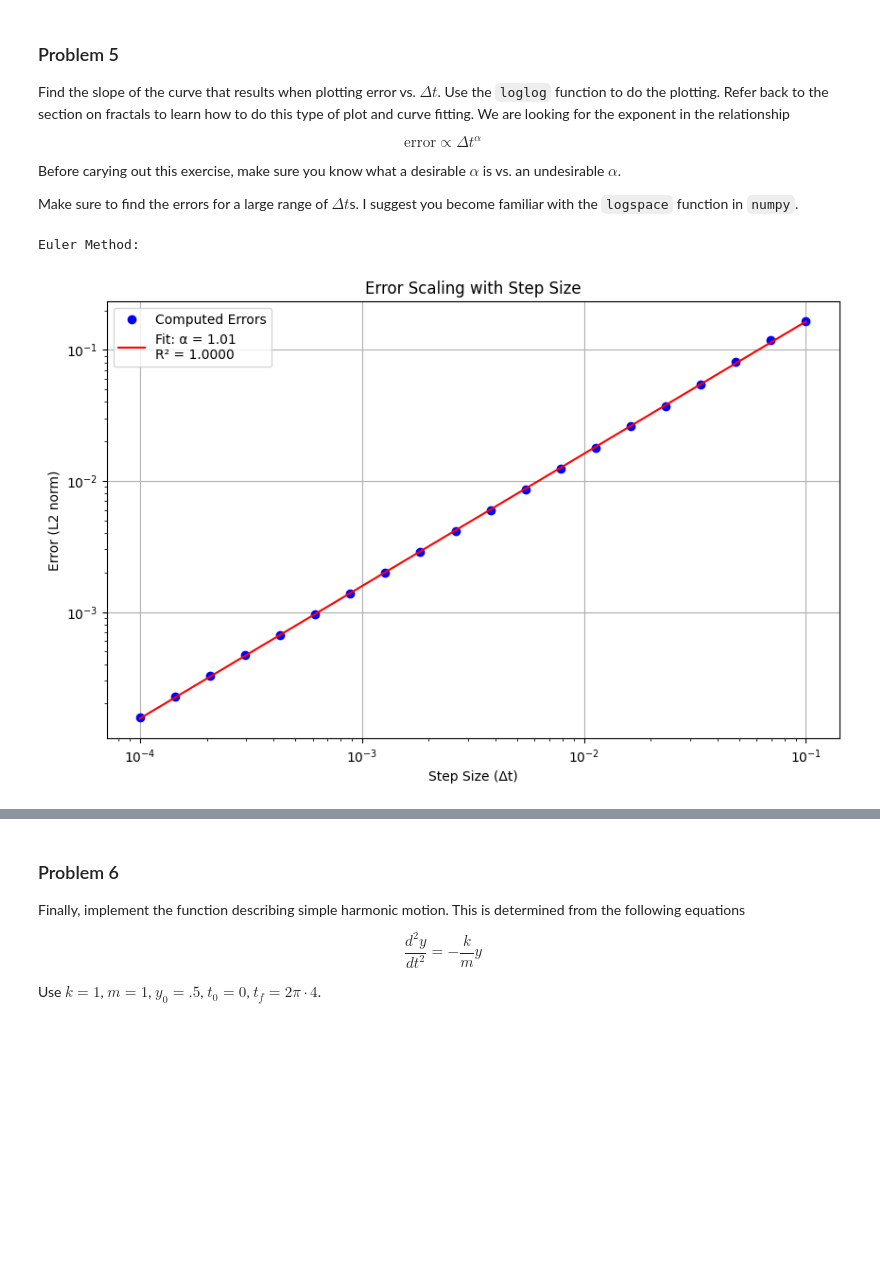
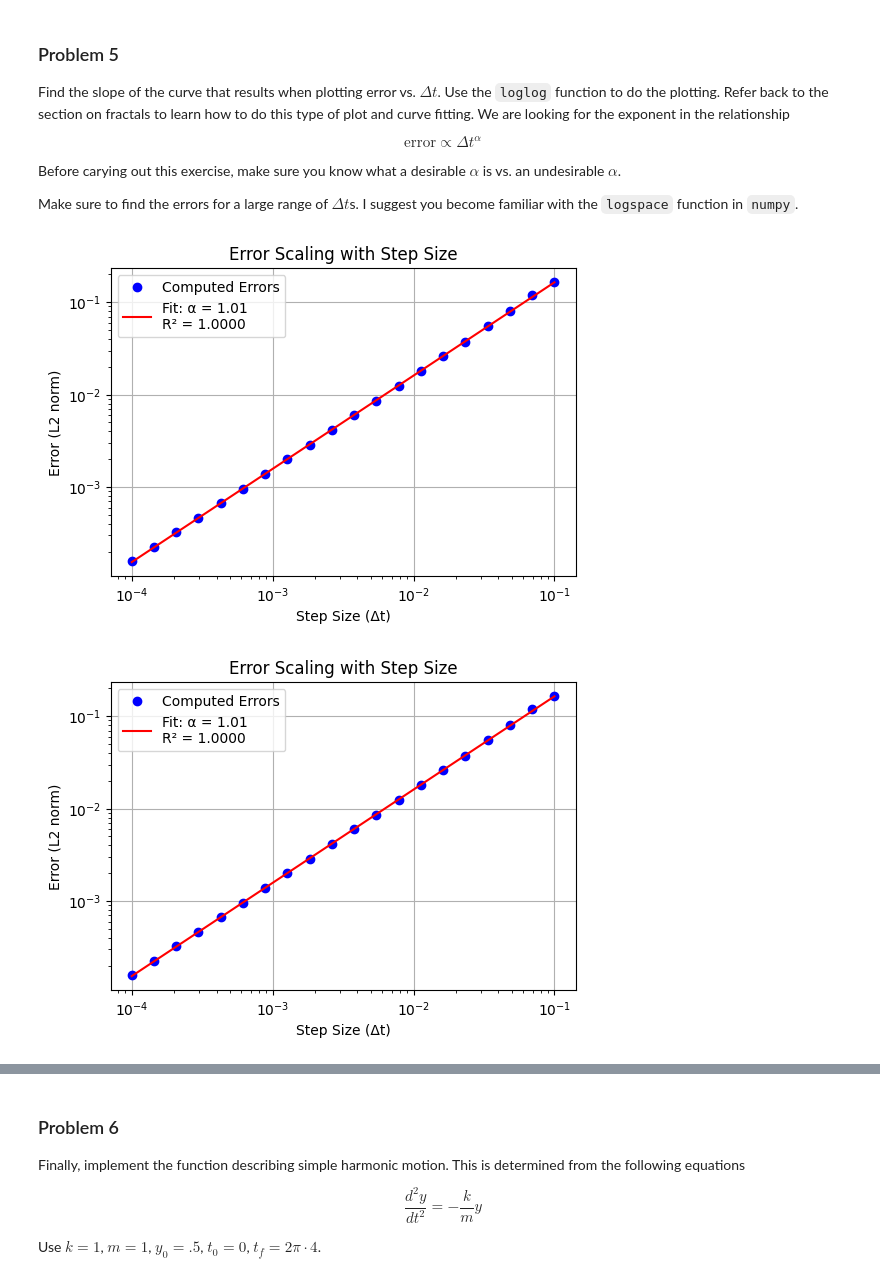
Before and after one commit to lorn-jaeger/CSCI-477, a Jupyter notebook: Problems/Falling Body and ODE Method - Student Starting Point 2025.ipynb, the cells around one changed output, grey strips where cells are left out. Cells and saved outputs as stored; diff of their text form; code cells hidden in the pictures; blank space fills up the shorter version.

Commit message:
finished problems 4-6

```diff
--- a/Problems/Falling Body and ODE Method - Student Starting Point 2025.ipynb
+++ b/Problems/Falling Body and ODE Method - Student Starting Point 2025.ipynb
@@ -91,8 +91,10 @@ def EulerCromer(dt, f, t, y, args):
     return y + f(t + dt, y_end, *args) * dt
 
 def EulerRichardson(dt, f, t, y, args):
-    y_mid = y + f(t, y, *args) * (dt / 2)
-    return y + f(t + dt / 2, y_mid, *args) * dt
+    k1 = f(t, y, *args)  # Slope at start
+    y_mid = y + k1 * (dt/2)  # Midpoint state
+    k2 = f(t + dt/2, y_mid, *args)  # Slope at midpoint
+    return y + k2 * dt  # Full step using midpoint slope
 
 
 def solve_ode(f,tspan, y0, method = Euler, *args, **options):
@@ -287,18 +289,13 @@ def error_scale(steps,errors,plot=True):
     log_steps = np.log10(steps)
     log_errors = np.log10(errors)
 
-    # Perform linear regression
     slope, intercept, r_value, p_value, std_err = linregress(log_steps, log_errors)
 
     if plot:
-        plt.figure(figsize=(10, 6))
+        plt.figure(figsize=(6, 4))
         plt.loglog(steps, errors, 'bo', label='Computed Errors')
-
-        # Plot best fit line
         fit_line = 10**(slope * log_steps + intercept)
-        plt.loglog(steps, fit_line, 'r-',
-                  label=f'Fit: α = {slope:.2f}\nR² = {r_value**2:.4f}')
-
+        plt.loglog(steps, fit_line, 'r-', label=f'Fit: α = {slope:.2f}\nR² = {r_value**2:.4f}')
         plt.xlabel('Step Size (Δt)')
         plt.ylabel('Error (L2 norm)')
         plt.title('Error Scaling with Step Size')
@@ -306,7 +303,7 @@ def error_scale(steps,errors,plot=True):
         plt.legend()
         plt.show()
 
-    return slope, intercept, r_value
+    return slope
 
 
 def error(y,y_a):
@@ -317,68 +314,45 @@ def error(y,y_a):
     """
     return np.sqrt(np.mean((y - y_a) ** 2))
 
-
-# Set up problem parameters
-y0 = np.array([3.0, 0.0])
-g = 9.8
-t0 = 0.0
-tf = math.sqrt(6 / g)
-
-# Generate range of step sizes
 dts = np.logspace(-4, -1, 20)
 
-# Initialize arrays to store errors for each method
-euler_errors = []
-cromer_errors = []
-richardson_errors = []
+euler_errors, cromer_errors, rich_errors = [], [], []
 
-# Calculate errors for each step size
 for dt in dts:
-    # Generate analytical solution with fine time steps
     t_fine = np.arange(t0, tf+dt/10, dt/10)
     y_analytical = np.array([[3 - 4.9*t**2, -9.8*t] for t in t_fine])
 
-    # Calculate numerical solutions
     t_euler, y_euler = solve_ode(simple_gravity, (t0, tf), y0, Euler, g, first_step=dt)
     t_cromer, y_cromer = solve_ode(simple_gravity, (t0, tf), y0, EulerCromer, g, first_step=dt)
-    t_richardson, y_rich = solve_ode(simple_gravity, (t0, tf), y0, EulerRichardson, g, first_step=dt)
+    t_rich, y_rich = solve_ode(simple_gravity, (t0, tf), y0, EulerRichardson, g, first_step=dt)
 
-    # Interpolate analytical solution to match numerical solution times
     y_a_euler = np.array([[3 - 4.9*t**2, -9.8*t] for t in t_euler])
     y_a_cromer = np.array([[3 - 4.9*t**2, -9.8*t] for t in t_cromer])
-    y_a_rich = np.array([[3 - 4.9*t**2, -9.8*t] for t in t_richardson])
+    y_a_rich = np.array([[3 - 4.9*t**2, -9.8*t] for t in t_rich])
 
-    # Calculate errors
     euler_errors.append(error(y_euler, y_a_euler))
     cromer_errors.append(error(y_cromer, y_a_cromer))
-    richardson_errors.append(error(y_rich, y_a_rich))
+    rich_errors.append(error(y_rich, y_a_rich))
 
-# Convert error lists to arrays
 euler_errors = np.array(euler_errors)
 cromer_errors = np.array(cromer_errors)
-richardson_errors = np.array(richardson_errors)
+rich_errors = np.array(rich_errors)
 
-# Analyze and plot error scaling for each method
-print("\nEuler Method:")
-slope_euler, _, r_euler = error_scale(dts, euler_errors)
-
-print("\nEuler-Cromer Method:")
-slope_cromer, _, r_cromer = error_scale(dts, cromer_errors)
-
-print("\nEuler-Richardson Method:")
-slope_rich, _, r_rich = error_scale(dts, richardson_errors)
+slope_euler = error_scale(dts, euler_errors)
+slope_cromer = error_scale(dts, cromer_errors)
+slope_rich = error_scale(dts, rich_errors)
 
 # Compare methods on single plot
-plt.figure(figsize=(10, 6))
+plt.figure(figsize=(6, 4))
 plt.loglog(dts, euler_errors, 'bo-', label=f'Euler (α={slope_euler:.2f})')
 plt.loglog(dts, cromer_errors, 'ro-', label=f'Euler-Cromer (α={slope_cromer:.2f})')
-plt.loglog(dts, richardson_errors, 'go-', label=f'Euler-Richardson (α={slope_rich:.2f})')
+plt.loglog(dts, rich_errors, 'go-', label=f'Euler-Richardson (α={slope_rich:.2f})')
 plt.xlabel('Step Size (Δt)')
 plt.ylabel('Error (L2 norm)')
 plt.title('Error Scaling Comparison')
 plt.grid(True)
 plt.legend()
 plt.show()
 # %% [output]
-Euler Method:
-[figure, old version]
+[figure, new version]
+[figure, added]
```
Also changed, not shown: parts of 5 cells of this notebook.
